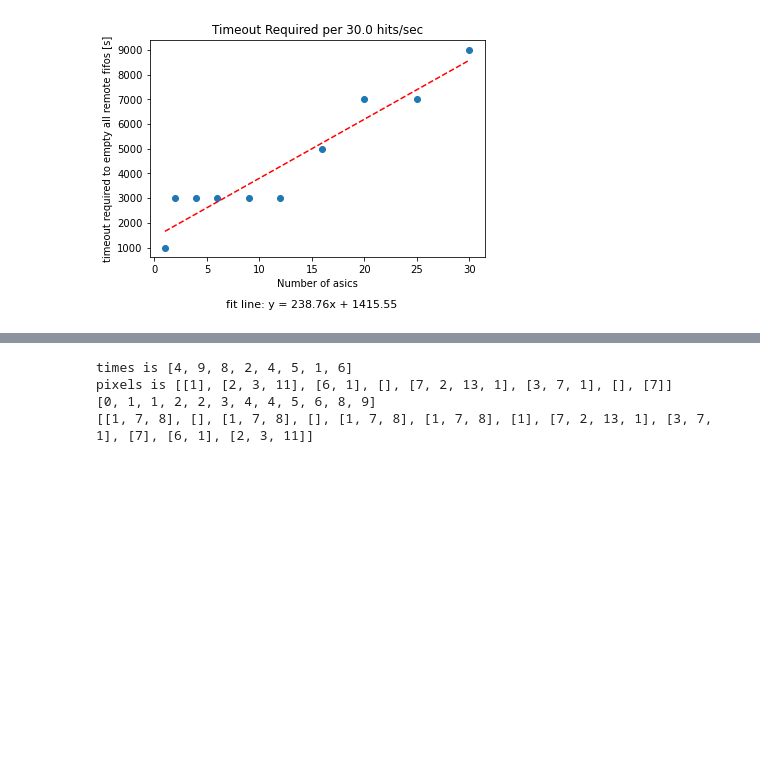
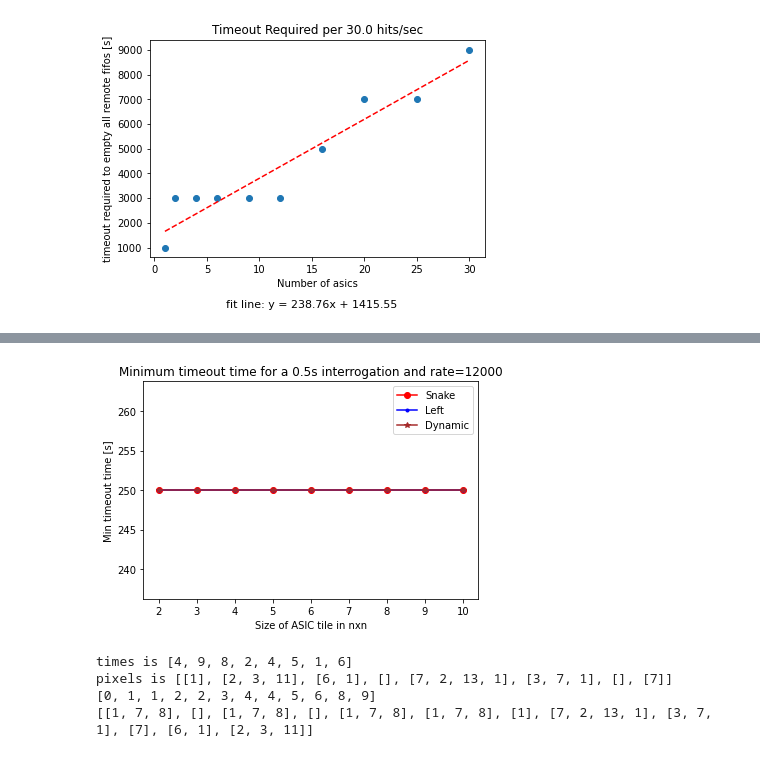
Before and after one commit to OliviaSeidel/qpix-digital, a Jupyter notebook: simulation-software/ArrayNotebook.ipynb, the cells around one changed output, grey strips where cells are left out. Drawn from its saved outputs; the diff is of its cells as text; code cells hidden in the pictures; blank space fills up the shorter version.

```diff
--- a/simulation-software/ArrayNotebook.ipynb
+++ b/simulation-software/ArrayNotebook.ipynb
@@ -427,0 +482,86 @@ qparray.viewAsicState(array, time_begin=0, time_end=array._timeNow)
+# %%
+#dynamic routing can take very high rates
+import QpixAsicArray as qparray
+from QpixAsic import QPByte, ProcQueue
+import random
+random.seed()
+import numpy as np
+import matplotlib.pyplot as plt
+import matplotlib.patches as mpatches
+from QpixAsic import AsicConfig as aconfig
+from QpixAsic import AsicDirMask as dirMask
+
+DIRECTIONS = ("North", "East", "South", "West")
+
+
+Sizes = np.arange(2, 11)
+GoodTiming_Snake = np.zeros_like(Sizes)
+GoodTiming_Left = np.zeros_like(Sizes)
+GoodTiming_Dynamic = np.zeros_like(Sizes)
+int_frq = 0.5
+Timeoutes = np.arange(250, 1e7, 250)
+rate = 12000
+
+for route in ['snake', 'left', None]:
+    for ind, size in enumerate(Sizes):
+        row = size
+        col = size
+        for timeout in Timeoutes:
+            stobit = False
+            array = qparray.QpixAsicArray(row, col, deltaT=1e-5,
+                timeout=timeout, hitsPerSec = 1./1.)
+            array.Route(route=route, timeout = timeout)
+
+            #inject the noise in the detectors
+            times = np.linspace(0, int_frq, rate)
+            channels = [[1, 7, 8]] * len(times)
+            for asic in array:
+                asic.InjectHits(times=times, channels=channels)
+
+            ## main
+            array.Interrogate(int_frq)
+                # if array._alert:
+                    # print('timeout time is too short')
+
+            # qparray.MakeFifoBars(array)
+            for asic in array:
+                key = f'({asic.row}, {asic.col})'
+                for d in range(4):
+                    if (asic._remoteFifos[d]._curSize == 0):
+                        # print(f'{key} remote fifo in {DIRECTIONS[d]} had {asic._remoteFifos[d]._curSize} events left in a {size}x{size} tile')
+                        stobit = True
+                if (asic._localFifo._curSize == 0):
+                    # print(f'{key} local fifo had {asic._localFifo._curSize} events left in a {size}x{size} tile')
+                #    print(f'the asics timeout is {asic._timeout}')
+                   stobit = True
+
+            if stobit:
+                if route == 'snake':
+                    print(f'putting {timeout} in the {ind} position of {route}')
+                    GoodTiming_Snake[ind] = timeout
+                elif route == 'left':
+                    print(f'putting {timeout} in the {ind} position of {route}')
+                    GoodTiming_Left[ind] = timeout
+                elif route == None:
+                    print(f'putting {timeout} in the {ind} position of {route}')
+                    GoodTiming_Dynamic[ind] = timeout
+                break
+
+            if timeout == Timeoutes[-1]:
+                if route == 'snake':
+                    GoodTiming_Snake[ind] = -5
+                elif route == 'left':
+                    GoodTiming_Left[ind] = -5
+                elif route == None:
+                    GoodTiming_Dynamic[ind] = -5
+                break
+
+plt.plot(Sizes, GoodTiming_Snake, color = 'red', marker='o')
+plt.plot(Sizes, GoodTiming_Left, color = 'blue', marker='.')
+plt.plot(Sizes, GoodTiming_Dynamic, color = 'brown', marker='*')
+plt.title(f'Minimum timeout time for a {int_frq}s interrogation and rate={rate}')
+plt.xlabel('Size of ASIC tile in nxn')
+plt.ylabel(f'Min timeout time [s]')
+
+plt.legend(('Snake', 'Left', 'Dynamic'))
+# %% [output]
@@ -428,3 +586,4 @@ qparray.viewAsicState(array, time_begin=0, time_end=array._timeNow)
+[figure, added]
 # %%
 random.seed(7)
 
```
Also changed, not shown: parts of 7 cells of this notebook, 2 other files.
